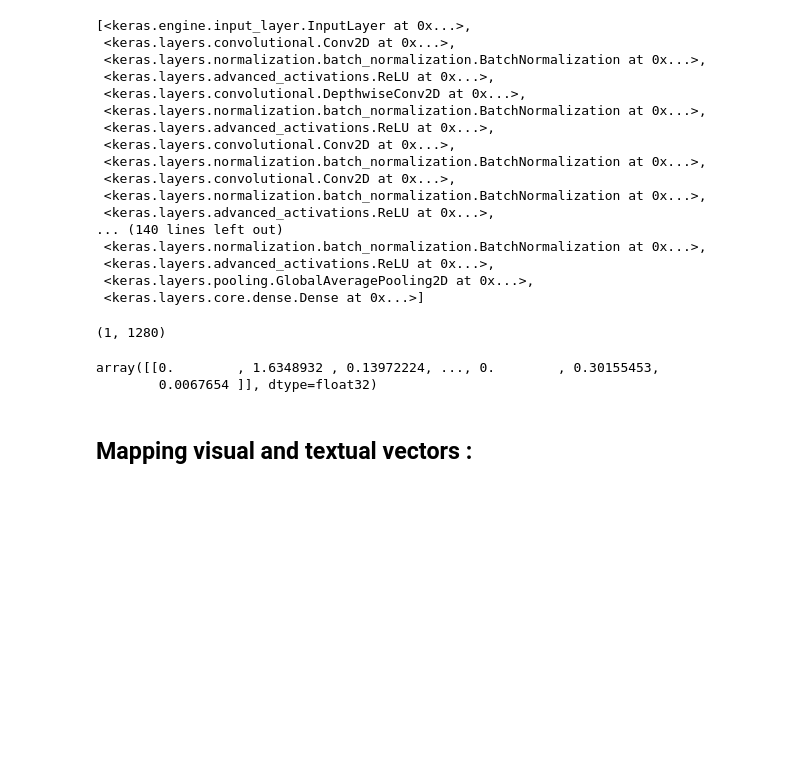
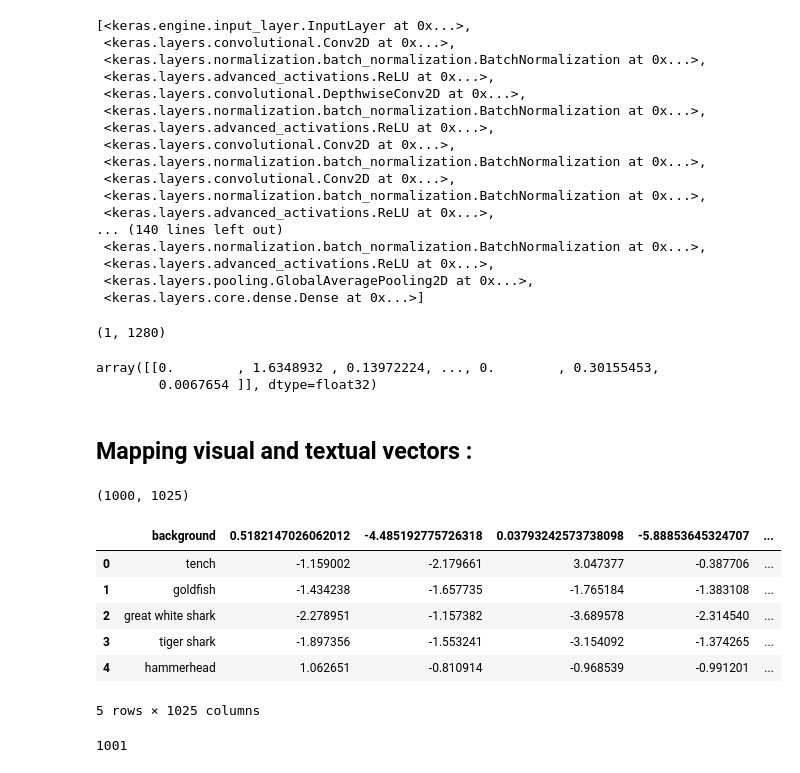
Before and after one commit to Taedriel/ZSL-v2, a Jupyter notebook: vector-generator.ipynb, the cells around one changed output. Cells and saved outputs as stored; diff of their text form; code cells hidden in the pictures; blank space fills up the shorter version.

Commit message:
working on imageNet...

```diff
--- a/vector-generator.ipynb
+++ b/vector-generator.ipynb
@@ -108,3 +115,25 @@ array([[0.        , 1.6348932 , 0.13972224, ..., 0.        , 0.30155453,
         0.0067654 ]], dtype=float32)
 # %% [markdown]
 ## Mapping visual and textual vectors :
+# %%
+df = pd.read_csv("/content/drive/MyDrive/data/imageNet-embeddeding.csv")
+# %%
+df.shape
+# %% [output]
+(1000, 1025)
+# %%
+df.head(5)
+# %% [output]
+|  | background | 0.5182147026062012 | -4.485192775726318 | 0.03793242573738098 | -5.88853645324707 | ... |
+| 0 | tench | -1.159002 | -2.179661 | 3.047377 | -0.387706 | ... |
+| 1 | goldfish | -1.434238 | -1.657735 | -1.765184 | -1.383108 | ... |
+| 2 | great white shark | -2.278951 | -1.157382 | -3.689578 | -2.314540 | ... |
+| 3 | tiger shark | -1.897356 | -1.553241 | -3.154092 | -1.374265 | ... |
+| 4 | hammerhead | 1.062651 | -0.810914 | -0.968539 | -0.991201 | ... |
+5 rows × 1025 columns
+# %%
+labels_path = tf.keras.utils.get_file('ImageNetLabels.txt','https://storage.googleapis.com/download.tensorflow.org/data/ImageNetLabels.txt')
+imagenet_labels = list(np.array(open(labels_path).read().splitlines()))
+len(imagenet_labels)
+# %% [output]
+1001
```
Also changed, not shown: parts of 7 cells of this notebook.
